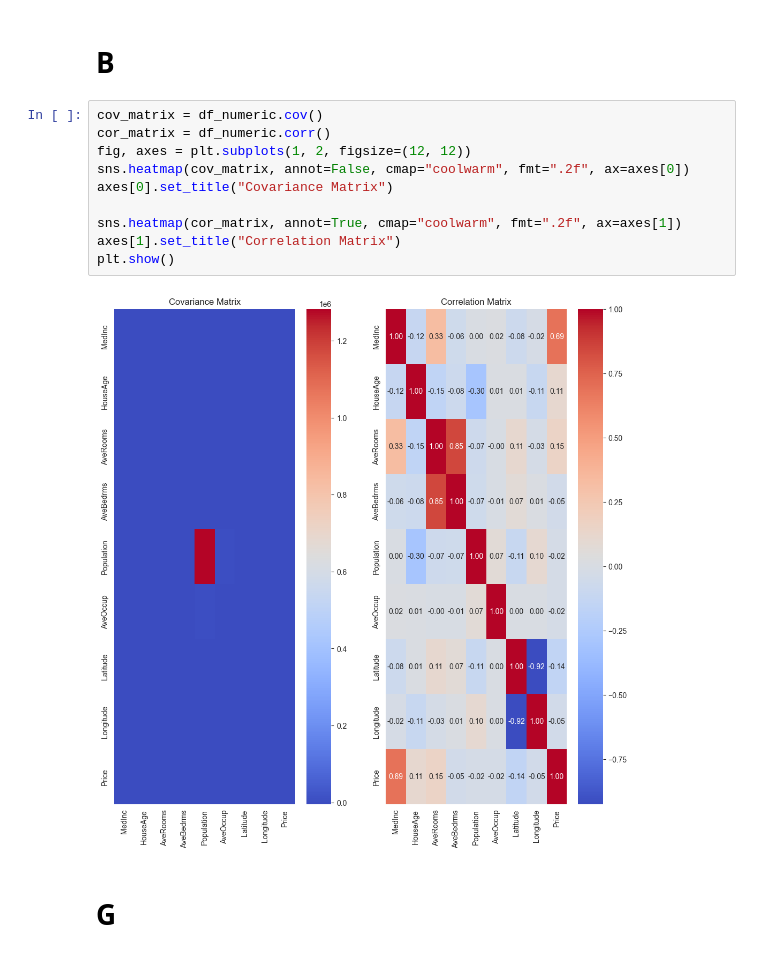
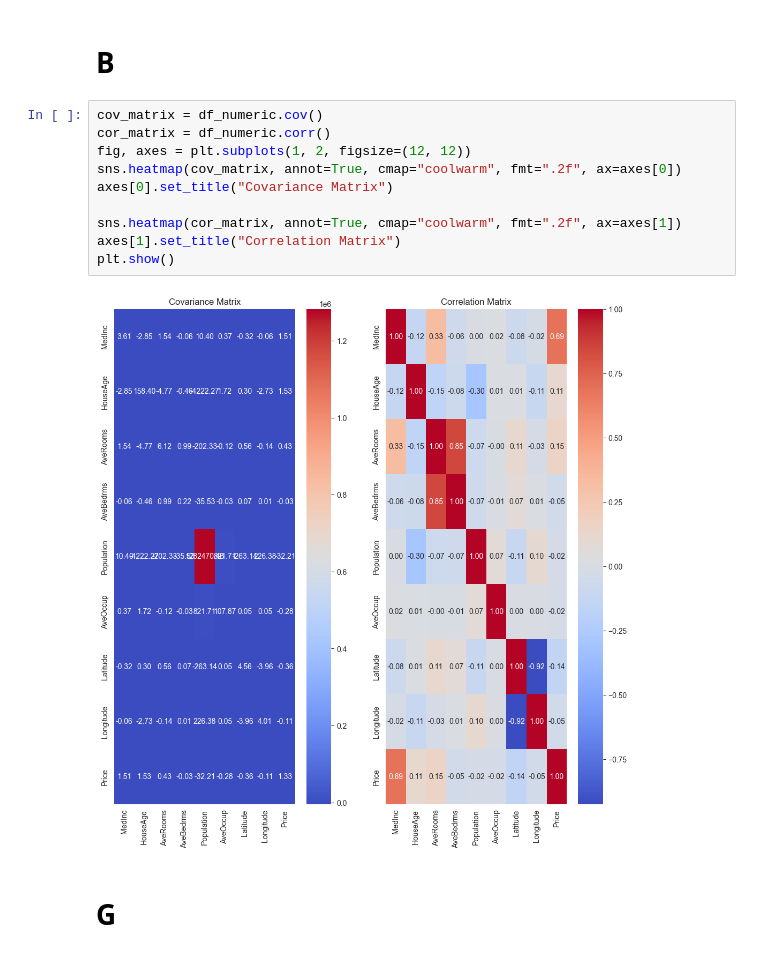
Before and after one commit to EbrahimNouri/AI_HW, a Jupyter notebook: HW6/HW6_1.ipynb, the cells around one changed output. Drawn from its saved outputs; the diff is of its cells as text.

```diff
--- a/HW6/HW6_1.ipynb
+++ b/HW6/HW6_1.ipynb
@@ -27,15 +27,15 @@ df_numeric.head()
 # %%
 cov_matrix = df_numeric.cov()
 cor_matrix = df_numeric.corr()
 fig, axes = plt.subplots(1, 2, figsize=(12, 12))
-sns.heatmap(cov_matrix, annot=False, cmap="coolwarm", fmt=".2f", ax=axes[0])
+sns.heatmap(cov_matrix, annot=True, cmap="coolwarm", fmt=".2f", ax=axes[0])
 axes[0].set_title("Covariance Matrix")
 
 sns.heatmap(cor_matrix, annot=True, cmap="coolwarm", fmt=".2f", ax=axes[1])
 axes[1].set_title("Correlation Matrix")
 plt.show()
 # %% [output]
-[figure, old version]
+[figure, new version]
 # %% [markdown]
 # G
 # %%
```
Also changed, not shown: parts of 2 cells of this notebook, 3 other files.
